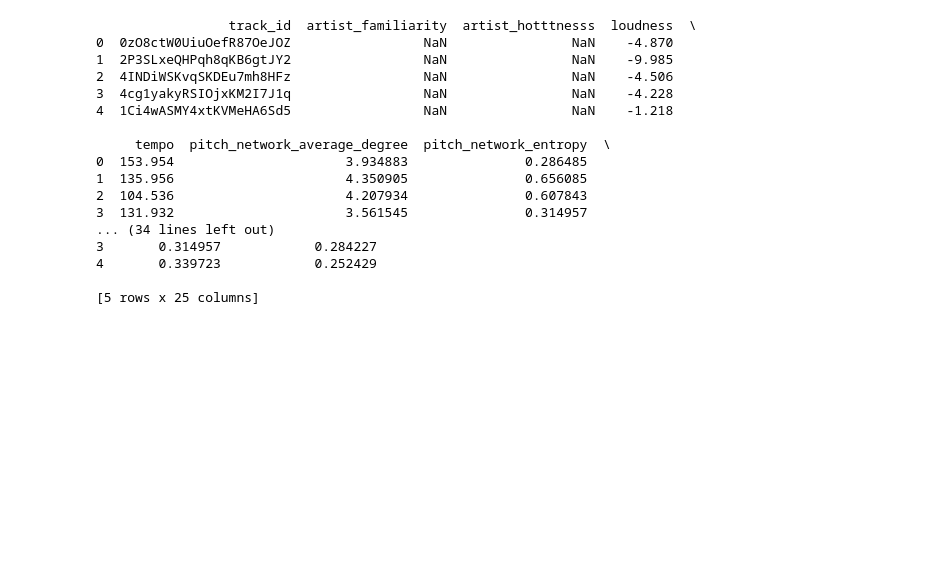
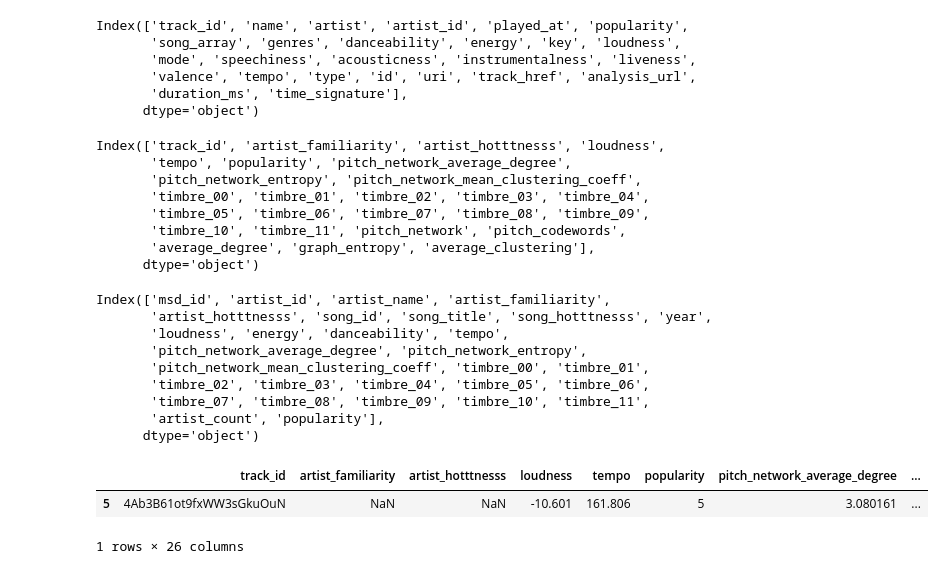
Before and after one commit to jaksiks/spotify-dumpster-diver, a Jupyter notebook: notebooks/Seths_Dumpster.ipynb, the cells around one changed output. Saved outputs shown, nothing was run; the diff lists cells and outputs as text; code cells hidden in the pictures; blank space fills up the shorter version.

```diff
--- a/notebooks/Seths_Dumpster.ipynb
+++ b/notebooks/Seths_Dumpster.ipynb
@@ -49 +44,21 @@ print(df[0].tail())
+# %%
+df[0].columns
+# %% [output]
+Index(['track_id', 'name', 'artist', 'artist_id', 'played_at', 'popularity',
+       'song_array', 'genres', 'danceability', 'energy', 'key', 'loudness',
+       'mode', 'speechiness', 'acousticness', 'instrumentalness', 'liveness',
+       'valence', 'tempo', 'type', 'id', 'uri', 'track_href', 'analysis_url',
+       'duration_ms', 'time_signature'],
+      dtype='object')
+# %%
+df[1].columns
+# %% [output]
+Index(['track_id', 'artist_familiarity', 'artist_hotttnesss', 'loudness',
+       'tempo', 'popularity', 'pitch_network_average_degree',
+       'pitch_network_entropy', 'pitch_network_mean_clustering_coeff',
+       'timbre_00', 'timbre_01', 'timbre_02', 'timbre_03', 'timbre_04',
+       'timbre_05', 'timbre_06', 'timbre_07', 'timbre_08', 'timbre_09',
+       'timbre_10', 'timbre_11', 'pitch_network', 'pitch_codewords',
+       'average_degree', 'graph_entropy', 'average_clustering'],
+      dtype='object')
 # %%
@@ -51,22 +67,22 @@ msd_df = pd.read_pickle(os.path.join("diver", "models","msd.pkl"))
 msd = MSDModel(msd_df)
+# %%
+msd_df.columns
+# %% [output]
+Index(['msd_id', 'artist_id', 'artist_name', 'artist_familiarity',
+       'artist_hotttnesss', 'song_id', 'song_title', 'song_hotttnesss', 'year',
+       'loudness', 'energy', 'danceability', 'tempo',
+       'pitch_network_average_degree', 'pitch_network_entropy',
+       'pitch_network_mean_clustering_coeff', 'timbre_00', 'timbre_01',
+       'timbre_02', 'timbre_03', 'timbre_04', 'timbre_05', 'timbre_06',
+       'timbre_07', 'timbre_08', 'timbre_09', 'timbre_10', 'timbre_11',
+       'artist_count', 'popularity'],
+      dtype='object')
 # %%
-print(df[1].head(5))
-recs = msd.find_k_neighbors(df[1].iloc[7:8])
+# print(df[1].head(5))
+recs = msd.find_k_neighbors(df[1].iloc[3:4])
-# %% [output]
-                 track_id  artist_familiarity  artist_hotttnesss  loudness  \
-0  0zO8ctW0UiuOefR87OeJOZ                 NaN                NaN    -4.870
-1  2P3SLxeQHPqh8qKB6gtJY2                 NaN                NaN    -9.985
-2  4INDiWSKvqSKDEu7mh8HFz                 NaN                NaN    -4.506
-3  4cg1yakyRSIOjxKM2I7J1q                 NaN                NaN    -4.228
-4  1Ci4wASMY4xtKVMeHA6Sd5                 NaN                NaN    -1.218
-
-     tempo  pitch_network_average_degree  pitch_network_entropy  \
-0  153.954                      3.934883               0.286485
-1  135.956                      4.350905               0.656085
-2  104.536                      4.207934               0.607843
-3  131.932                      3.561545               0.314957
-... (34 lines left out)
-3       0.314957            0.284227
-4       0.339723            0.252429
-
-[5 rows x 25 columns]
+# %%
+display(df[1].iloc[5:6])
+# %% [output]
+|  | track_id | artist_familiarity | artist_hotttnesss | loudness | tempo | popularity | pitch_network_average_degree | ... |
+| 5 | 4Ab3B61ot9fxWW3sGkuOuN | NaN | NaN | -10.601 | 161.806 | 5 | 3.080161 | ... |
+1 rows × 26 columns
```
Also changed, not shown: parts of 7 cells of this notebook, 5 other files.
